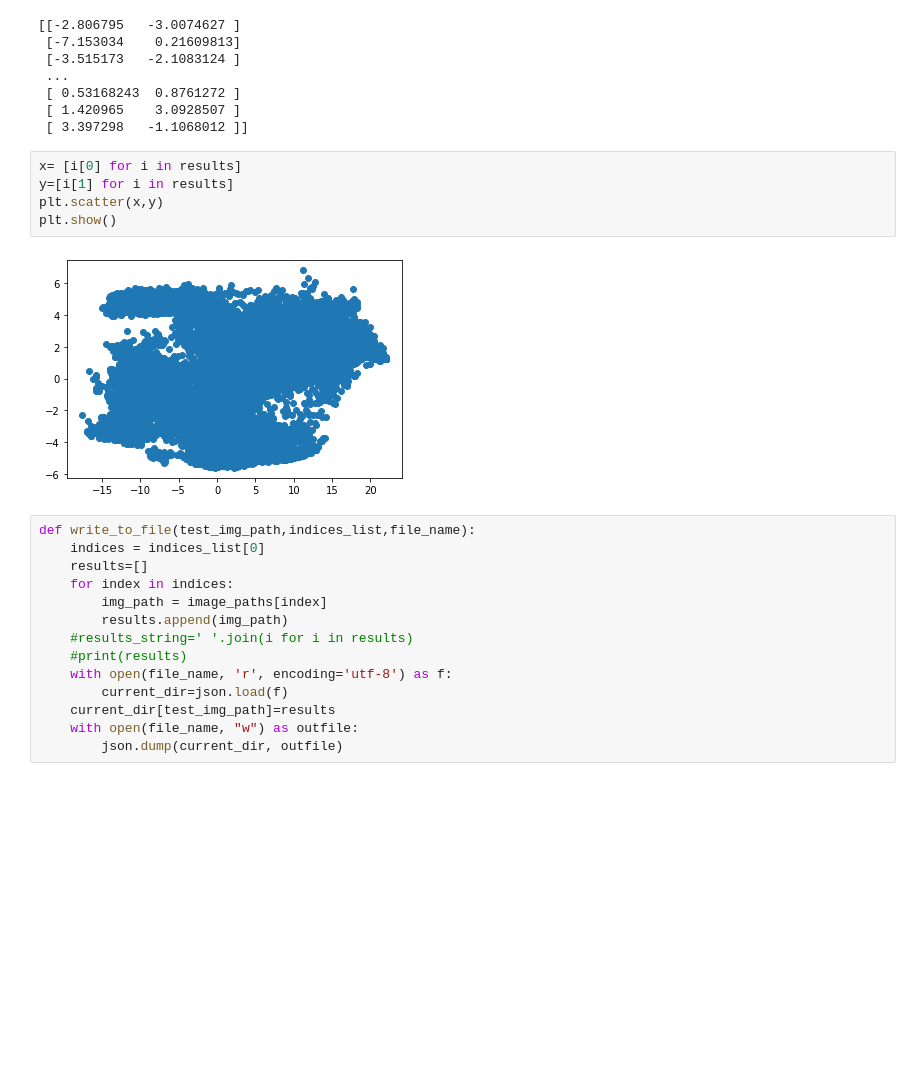
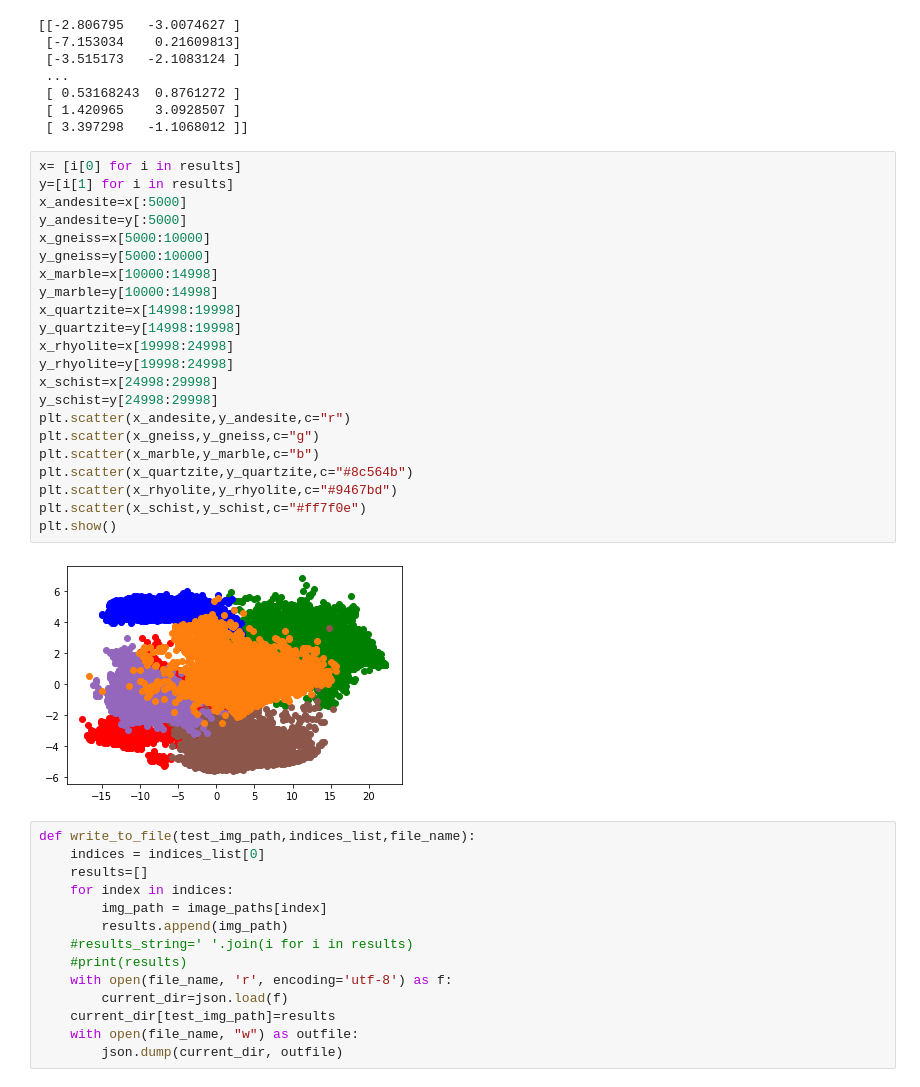
Before and after one commit to kiranbodipati/Similarity_search_review, a Jupyter notebook: torch_inference.ipynb, the cells around one changed output. Cells and saved outputs as stored; diff of their text form; blank space fills up the shorter version.

```diff
--- a/torch_inference.ipynb
+++ b/torch_inference.ipynb
@@ -104,13 +104,30 @@ print(results)
  [ 0.53168243  0.8761272 ]
  [ 1.420965    3.0928507 ]
  [ 3.397298   -1.1068012 ]]
-# %%
-x= [i[0] for i in results]
-y=[i[1] for i in results]
-plt.scatter(x,y)
-plt.show()
-# %% [output]
-[figure, removed]
+# %%
+x= [i[0] for i in results]
+y=[i[1] for i in results]
+x_andesite=x[:5000]
+y_andesite=y[:5000]
+x_gneiss=x[5000:10000]
+y_gneiss=y[5000:10000]
+x_marble=x[10000:14998]
+y_marble=y[10000:14998]
+x_quartzite=x[14998:19998]
+y_quartzite=y[14998:19998]
+x_rhyolite=x[19998:24998]
+y_rhyolite=y[19998:24998]
+x_schist=x[24998:29998]
+y_schist=y[24998:29998]
+plt.scatter(x_andesite,y_andesite,c="r")
+plt.scatter(x_gneiss,y_gneiss,c="g")
+plt.scatter(x_marble,y_marble,c="b")
+plt.scatter(x_quartzite,y_quartzite,c="#8c564b")
+plt.scatter(x_rhyolite,y_rhyolite,c="#9467bd")
+plt.scatter(x_schist,y_schist,c="#ff7f0e")
+plt.show()
+# %% [output]
+[figure, added]
 # %%
 def write_to_file(test_img_path,indices_list,file_name):
     indices = indices_list[0]
```
